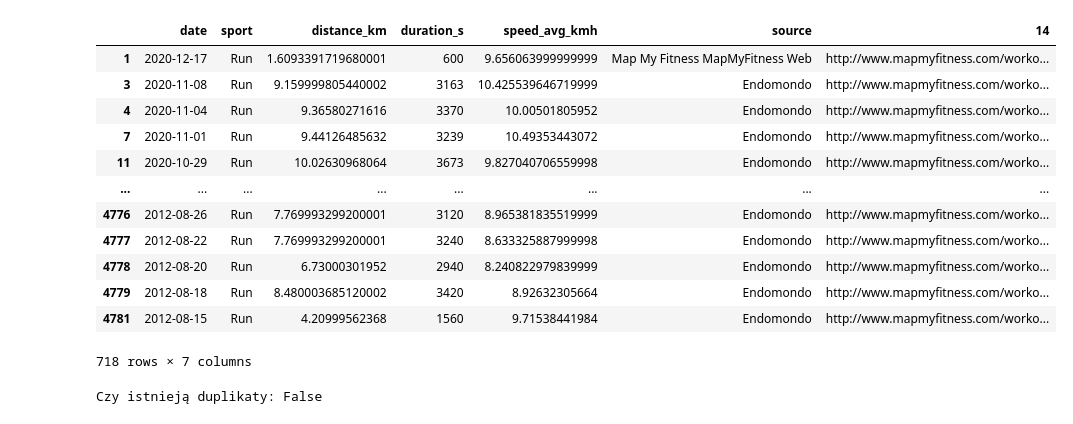
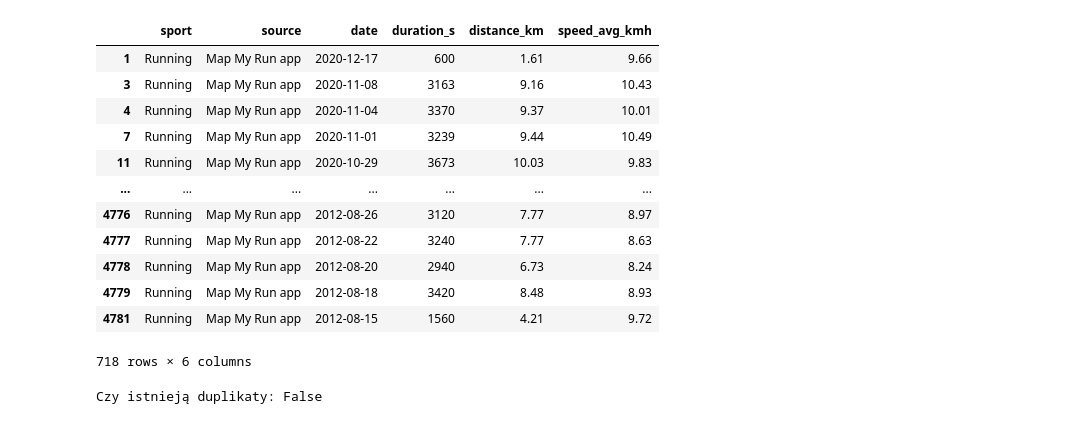
Before and after one commit to slawomirzurek/SQL_Course_2_Solutions, a Jupyter notebook: Workouts2.ipynb, the cells around one changed output. Cells and saved outputs as stored; diff of their text form; code cells hidden in the pictures.

```diff
--- a/Workouts2.ipynb
+++ b/Workouts2.ipynb
@@ -100,40 +85,45 @@ display(nan_rows)
 # %%
 import pandas as pd
 from datetime import datetime
 from dateutil import parser
 
 # File path to the CSV file
 file_path = "/content/drive/MyDrive/Dane z aplikacji/MapMyRun/user184238914_workout_history.csv"
 
 # Read the CSV file into a DataFrame using a semicolon as a separator, without a header, and without skipping blank lines
 df = pd.read_csv(file_path, header=None, skip_blank_lines=False)
 
 # Filter rows where Activity Type is "Run"
-df_filtered = df[df[2] == 'Run'].copy()
+df2 = df[df[2] == 'Run'].copy()
 
 # Rename columns and drop unnecessary ones
-df_filtered.rename(columns={1: 'date', 2: 'sport', 4: 'distance_km', 5: 'duration_s', 8: 'speed_avg_kmh', 13: 'source'}, inplace=True)
-df_filtered.drop(columns=[0, 3, 6, 7, 9, 10, 11, 12], inplace=True)
+df2.rename(columns={1: 'date', 2: 'sport', 4: 'distance_km', 5: 'duration_s', 8: 'speed_avg_kmh', 13: 'source', 14:'url'}, inplace=True)
+df2['sport'] = df2['sport'].apply(lambda x: 'Running' if x == 'Run' else x)
+df2['source'] = 'Map My Run app'
+df2.drop(columns=[0, 3, 6, 7, 9, 10, 11, 12], inplace=True)
 
 # Convert the date column using dateutil.parser
-df_filtered['date'] = df_filtered['date'].apply(lambda x: parser.parse(x).strftime('%Y-%m-%d'))
+df2['date'] = df2['date'].apply(lambda x: parser.parse(x).strftime('%Y-%m-%d'))
+df2['distance_km'] = df2['distance_km'].astype(float).round(2)
+df2['speed_avg_kmh'] = df2['speed_avg_kmh'].astype(float).round(2)
 
+df2 = df2[['sport', 'source', 'date', 'duration_s', 'distance_km', 'speed_avg_kmh']]
 # Display the DataFrame with the updated column names and format
-display(df_filtered)
+display(df2)
 # %% [output]
-|  | date | sport | distance_km | duration_s | speed_avg_kmh | source | 14 |
-| 1 | 2020-12-17 | Run | 1.6093391719680001 | 600 | 9.656063999999999 | Map My Fitness MapMyFitness Web | http://www.mapmyfitness.com/worko... |
-| 3 | 2020-11-08 | Run | 9.159999805440002 | 3163 | 10.425539646719999 | Endomondo | http://www.mapmyfitness.com/worko... |
-| 4 | 2020-11-04 | Run | 9.36580271616 | 3370 | 10.00501805952 | Endomondo | http://www.mapmyfitness.com/worko... |
-| 7 | 2020-11-01 | Run | 9.44126485632 | 3239 | 10.49353443072 | Endomondo | http://www.mapmyfitness.com/worko... |
-| 11 | 2020-10-29 | Run | 10.02630968064 | 3673 | 9.827040706559998 | Endomondo | http://www.mapmyfitness.com/worko... |
-| ... | ... | ... | ... | ... | ... | ... | ... |
-| 4776 | 2012-08-26 | Run | 7.769993299200001 | 3120 | 8.965381835519999 | Endomondo | http://www.mapmyfitness.com/worko... |
-| 4777 | 2012-08-22 | Run | 7.769993299200001 | 3240 | 8.633325887999998 | Endomondo | http://www.mapmyfitness.com/worko... |
-| 4778 | 2012-08-20 | Run | 6.73000301952 | 2940 | 8.240822979839999 | Endomondo | http://www.mapmyfitness.com/worko... |
-| 4779 | 2012-08-18 | Run | 8.480003685120002 | 3420 | 8.92632305664 | Endomondo | http://www.mapmyfitness.com/worko... |
-| 4781 | 2012-08-15 | Run | 4.20999562368 | 1560 | 9.71538441984 | Endomondo | http://www.mapmyfitness.com/worko... |
+|  | sport | source | date | duration_s | distance_km | speed_avg_kmh |
+| 1 | Running | Map My Run app | 2020-12-17 | 600 | 1.61 | 9.66 |
+| 3 | Running | Map My Run app | 2020-11-08 | 3163 | 9.16 | 10.43 |
+| 4 | Running | Map My Run app | 2020-11-04 | 3370 | 9.37 | 10.01 |
+| 7 | Running | Map My Run app | 2020-11-01 | 3239 | 9.44 | 10.49 |
+| 11 | Running | Map My Run app | 2020-10-29 | 3673 | 10.03 | 9.83 |
+| ... | ... | ... | ... | ... | ... | ... |
+| 4776 | Running | Map My Run app | 2012-08-26 | 3120 | 7.77 | 8.97 |
+| 4777 | Running | Map My Run app | 2012-08-22 | 3240 | 7.77 | 8.63 |
+| 4778 | Running | Map My Run app | 2012-08-20 | 2940 | 6.73 | 8.24 |
+| 4779 | Running | Map My Run app | 2012-08-18 | 3420 | 8.48 | 8.93 |
+| 4781 | Running | Map My Run app | 2012-08-15 | 1560 | 4.21 | 9.72 |
-718 rows × 7 columns
+718 rows × 6 columns
 # %%
 # Sprawdź, czy istnieją duplikaty w ramce danych
 are_duplicates = df_filtered.duplicated().any()
```
Also changed, not shown: parts of 3 cells of this notebook.
